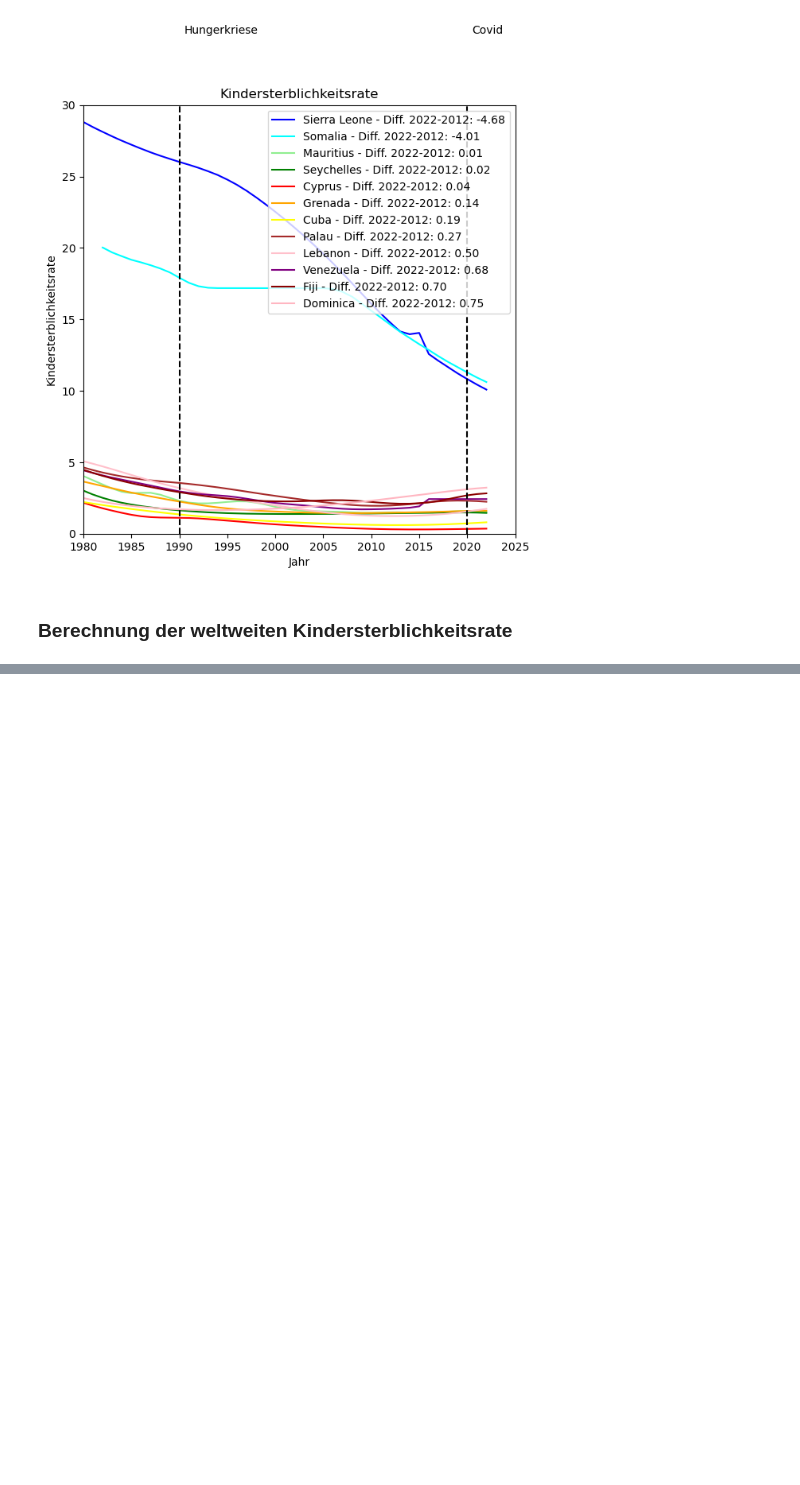
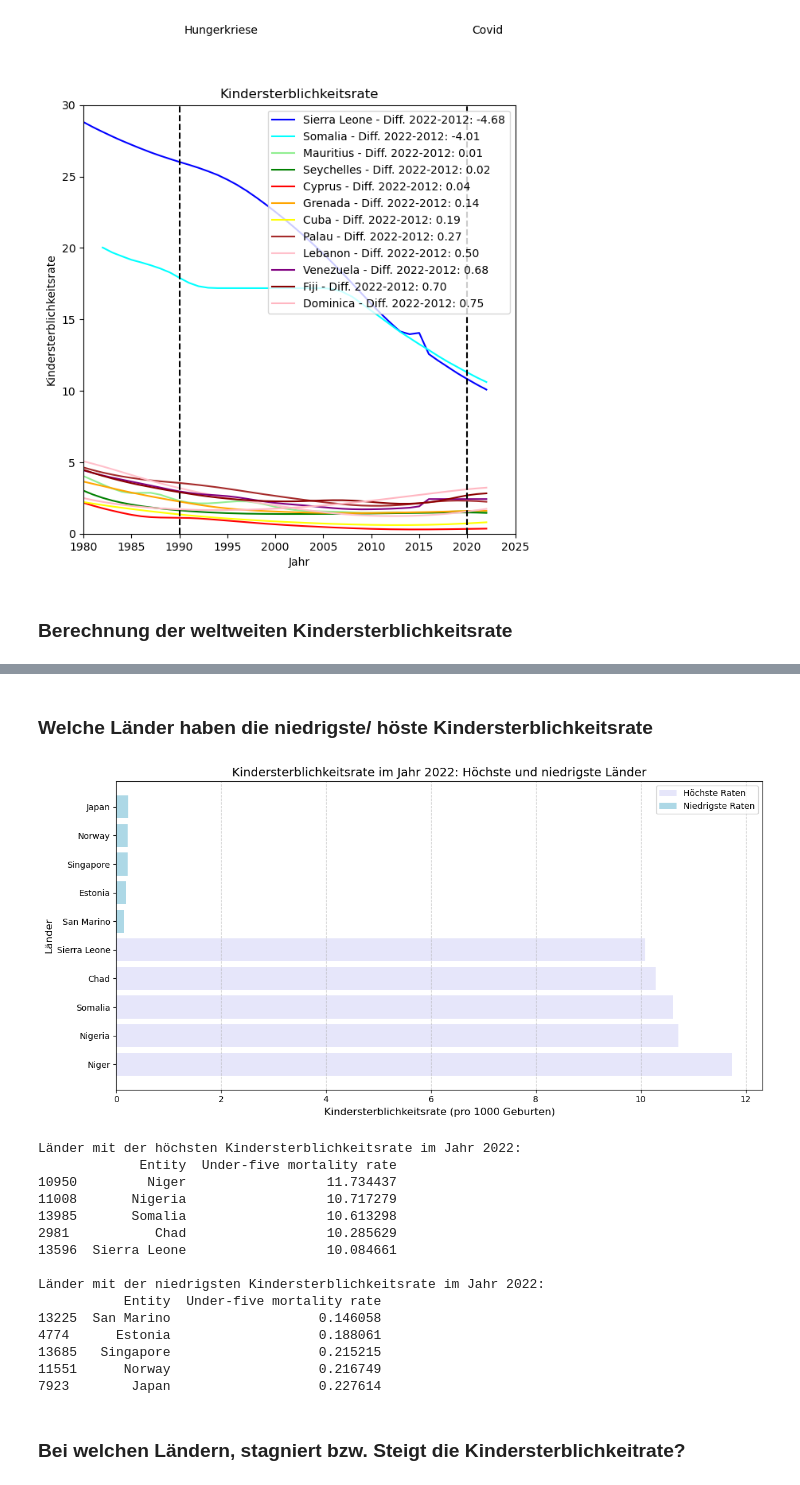
Before and after one commit to melisadedukic/MeliAjna, a Jupyter notebook: LN Python Melisa_Ajna.ipynb, the cells around one changed output, grey strips where cells are left out. Saved outputs shown, nothing was run; the diff lists cells and outputs as text; code cells hidden in the pictures; blank space fills up the shorter version.

```diff
--- a/LN Python Melisa_Ajna.ipynb
+++ b/LN Python Melisa_Ajna.ipynb
@@ -344,2 +313,0 @@ df['Year'] = pd.to_numeric(df['Year'], errors='coerce')
-# %%
-df['Decade'] = (df['Year'] //10) * 10
@@ -479 +376,69 @@ plt.show()
 [figure]
+# %% [markdown]
+### Welche Länder haben die niedrigste/ höste Kindersterblichkeitsrate
+# %%
+# Sicherstellen, dass die Spalte "Under-five mortality rate" numerisch ist
+df['Under-five mortality rate'] = pd.to_numeric(df['Under-five mortality rate'], errors='coerce')
+df = df.dropna(subset=['Under-five mortality rate'])  # Entferne Zeilen mit fehlenden Werten
+
+# Sicherstellen, dass die Spalte "Year" numerisch ist
+df['Year'] = pd.to_numeric(df['Year'], errors='coerce')
+df = df.dropna(subset=['Year'])  # Entferne Zeilen mit fehlenden Werten
+
+# Daten des neuesten Jahres extrahieren
+latest_year = int(df['Year'].max())
+latest_data = df[df['Year'] == latest_year]
+
+# Länder mit der höchsten und niedrigsten Kindersterblichkeitsrate
+highest_mortality = latest_data.nlargest(5, 'Under-five mortality rate')  # Top 5 mit höchster Rate
+lowest_mortality = latest_data.nsmallest(5, 'Under-five mortality rate')  # Top 5 mit niedrigster Rate
+
+# Daten für die Visualisierung vorbereiten
+highest_data = highest_mortality[['Entity', 'Under-five mortality rate']]
+lowest_data = lowest_mortality[['Entity', 'Under-five mortality rate']]
+
+# Visualisierung: Balkendiagramm
+plt.figure(figsize=(12, 6))
+
+# Balken für höchste Kindersterblichkeitsraten
+plt.barh(highest_data['Entity'], highest_data['Under-five mortality rate'], color='lavender', label='Höchste Raten')
+
+# Balken für niedrigste Kindersterblichkeitsraten
+plt.barh(lowest_data['Entity'], lowest_data['Under-five mortality rate'], color='lightblue', label='Niedrigste Raten')
+
+# Diagramm anpassen
+plt.title(f'Kindersterblichkeitsrate im Jahr {latest_year}: Höchste und niedrigste Länder', fontsize=14)
+plt.xlabel('Kindersterblichkeitsrate (pro 1000 Geburten)', fontsize=12)
+plt.ylabel('Länder', fontsize=12)
+plt.grid(axis='x', linestyle='--', alpha=0.7)
+plt.legend()
+plt.tight_layout()
+
+# Diagramm anzeigen
+plt.show()
+
+# Ergebnisse ausgeben
+print(f"Länder mit der höchsten Kindersterblichkeitsrate im Jahr {latest_year}:")
+print(highest_mortality[['Entity', 'Under-five mortality rate']])
+
+print(f"\nLänder mit der niedrigsten Kindersterblichkeitsrate im Jahr {latest_year}:")
+print(lowest_mortality[['Entity', 'Under-five mortality rate']])
+# %% [output]
+[figure, added]
+Länder mit der höchsten Kindersterblichkeitsrate im Jahr 2022:
+             Entity  Under-five mortality rate
+10950         Niger                  11.734437
+11008       Nigeria                  10.717279
+13985       Somalia                  10.613298
+2981           Chad                  10.285629
+13596  Sierra Leone                  10.084661
+
+Länder mit der niedrigsten Kindersterblichkeitsrate im Jahr 2022:
+           Entity  Under-five mortality rate
+13225  San Marino                   0.146058
+4774      Estonia                   0.188061
+13685   Singapore                   0.215215
+11551      Norway                   0.216749
+7923        Japan                   0.227614
+# %% [markdown]
+### Bei welchen Ländern, stagniert bzw. Steigt die Kindersterblichkeitrate?
```
Also changed, not shown: parts of 13 cells of this notebook, 1 other file.
